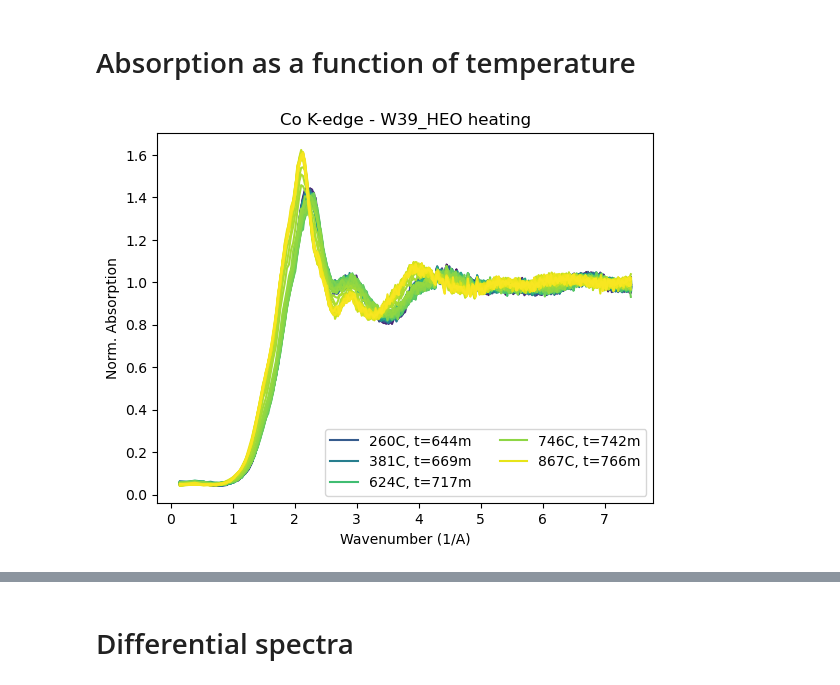
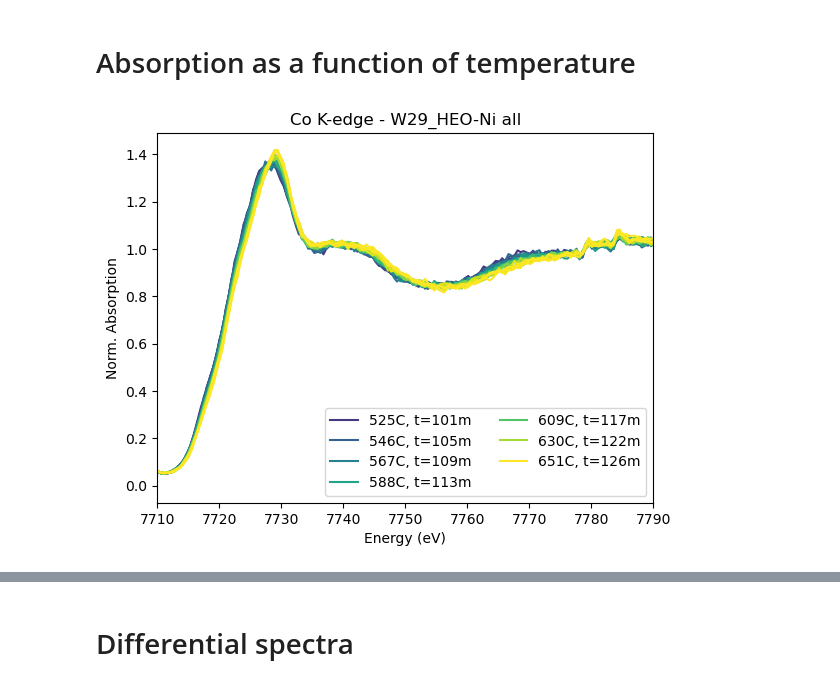
Before and after one commit to Certaingemstone/heo-xas-xrd, a Jupyter notebook: xas-time-evolution-bm23.ipynb, the cells around one changed output, grey strips where cells are left out. Saved outputs shown, nothing was run; the diff lists cells and outputs as text; code cells hidden in the pictures.

```diff
--- a/xas-time-evolution-bm23.ipynb
+++ b/xas-time-evolution-bm23.ipynb
@@ -20,10 +20,13 @@ from scipy.signal import savgol_filter
 The BM23 files are in an HDF5 format conveniently readable by `larch`. Less convenient reading with the common `h5py` is also possible.
 # %%
 # larch normalization parameters (eV w.r.t. auto-determined E0)
+# pre-edge
 p1 = -105
 p2 = -38
+# post-edge
 n1 = 150
 n2 = 300
+norder = 0
 
 # Use the logbook spreadsheet to fill this information in
 # e.g. (21, 145, 1) will go through all scans from 21 to 144, and (147, 185, 2) will go 147, 149, 151, ...
@@ -40,7 +43,7 @@ Co_xanes_info_dict = {
 Cu_xanes_info_dict = {}
 
 Zn_xanes_info_dict = {
-    'W29_HEO-Ni': ['../Data/BM23/WAM29B/WAM29B_TT/WAM29B_TT.h5', (21, 145, 1), (147, 184, 2), (205, 236, 1)],
+    'W29_HEO-Ni': ['../Data/BM23/WAM29B/WAM29B_TT/WAM29B_TT.h5', (21, 144, 1), (147, 184, 2), (205, 236, 1)],
     'W30_HEO-Mg': ['../Data/BM23/WAM30C/WAM30C_TT/WAM30C_TT.h5', (21, 146, 1), (148, 185, 2), (206, 237, 1)],
     'W36_Zn'    : ['../Data/BM23/WAM36/WAM36_TT/WAM36_TT.h5', (16, 149, 1), (150, 164, 1), (165, 196, 1)],
     'W37_ZnCo'  : ['../Data/BM23/WAM37C/WAM37C_TT_0002/WAM37C_TT_0002.h5', (1, 164, 1)],
@@ -68,7 +71,7 @@ def _larchgroup_init(g) -> None:
     g.ydat = g.mu = g.data[1,:]
     g.yerr = 1.
     sort_xafs(g, overwrite=True, fix_repeats=True)
-    # pre_edge(g, pre1=p1, pre2=p2, norm1=n1, norm2=n2, nnorm=0)
+    # pre_edge(g, pre1=p1, pre2=p2, norm1=n1, norm2=n2, nnorm=norder)
 
 def load_from_dictionary(info_dict):
     """Args:
@@ -114,7 +117,7 @@ def interpolate_xas_groups(groups, targets=None, renormalize=True, verbose=False
         g.energy = targets
         g.mu = new_mu
         if renormalize:
-            pre_edge(g, pre1=p1, pre2=p2, norm1=n1, norm2=n2, nnorm=0)
+            pre_edge(g, pre1=p1, pre2=p2, norm1=n1, norm2=n2, nnorm=norder)
         else:
             new_norm = np.interp(targets, g.energy, g.norm)
             g.norm = new_norm
@@ -149,61 +152,86 @@ Mapping to 599 points from spectra up to 599 long
 # %% [markdown]
 # Absorption as a function of temperature
 # %%
-x_axis = 'k'
-assert x_axis in ('E', 'k')
 elem = 'Co'
-name = 'W39_HEO'
-condition = 'heating' # 'heating' 'cooling' 'plateau' 'all' # choose spectra based on their temperature relative to previous
+name = 'W29_HEO-Ni'
+condition = 'all' # 'heating' 'cooling' 'plateau' 'all' # choose spectra based on their temperature relative to previous
 threshold = 6 # deg.C between adjacent spectra to decide whether heating/cooling is occurring
-T_min = 0
-T_max = 900
+T_min = 500
+T_max = 650
+# time_min = 100 # this is only used if the appropriate "Condition to plot" line in plotspec() is uncommented
+# time_max = 130
 stride = 1
-label_stride = 20
+label_stride = 5 if condition == 'cooling' else 20 # modify this to suit your needs
 
 if elem == 'Co':
     selected_data = CoSpecs[name]
 elif elem == 'Zn':
     selected_data = ZnSpecs[name]
 
 title = f'{elem} K-edge - {name} {condition}'
 
 T_range = T_max - T_min
 
 cmap = plt.cm.get_cmap('viridis')
 
-lastTemp = 0
-for i, g in enumerate(selected_data):
+def plotspec(mode='E'):
+    '''this is only a function so I avoid copying it twice in this cell'''
+    lastTemp = 0
+    firsttime = 0
+    # do the plotting thing
+    condemned_groups = []
+    for i, g in enumerate(selected_data):
 
-    # print(g.temperature)
+        if i == 0:
+            firsttime = g.time
 
-    # skip if this group is not part of a ramp we're interested in
-    c1 = condition == 'heating' and g.temperature < lastTemp + threshold
-    c2 = condition == 'cooling' and g.temperature > lastTemp - threshold
-    c3 = condition == 'plateau' and abs(g.temperature - lastTemp) > threshold
-    lastTemp = g.temperature
-    if i < 3 or c1 or c2 or c3:
-        continue
-
-    # if chosen and temperature is in correct range, plot
-    if g.temperature > T_min and g.temperature < T_max and i % stride == 0:
-        colorkey = (g.temperature - T_min) / T_range
-        if x_axis == 'k':
-            x = E_to_k(g.energy, edges[elem])
-        else:
-            x = g.energy
         # a quick hack to remove poorly normalized spectra
         if np.max(g.norm) > 3 or np.min(g.norm) < -0.1:
-            print('Warning: removed spectrum due to possible poor normalization', g)
+            print('Warning: removed spectrum due to possible poor normalization.', g)
+            condemned_groups.append(g)
             continue
-        l = f'{g.temperature:.0f}C, t={int(g.time % 100000) // 60}m' if i % (stride * label_stride) == 0 else None
-        plt.plot(x, g.norm, label=l, color=cmap(colorkey))
+
+        # skip if this group is not part of a ramp we're interested in
+        c1 = condition == 'heating' and g.temperature < lastTemp + threshold
+        c2 = condition == 'cooling' and g.temperature > lastTemp - threshold
+        c3 = condition == 'plateau' and abs(g.temperature - lastTemp) > threshold
+        lastTemp = g.temperature
+        minutes = int(g.time - firsttime) // 60
+        if i < 3 or c1 or c2 or c3:
+            continue
+
+        # Condition to plot ### UNCOMMENT THE ONE WE WANT TO USE ###
+        if g.temperature > T_min and g.temperature < T_max and i % stride == 0:
+        # if minutes > time_min and minutes < time_max:
+            colorkey = (g.temperature - T_min) / T_range
+            x = E_to_k(g.energy, g.e0) if mode == 'k' else g.energy
+            l = f'{g.temperature:.0f}C, t={minutes}m' if i % (stride * label_stride) == 0 else None
+            plt.plot(x, g.norm, label=l, color=cmap(colorkey))
+
+    # as a side effect (yes, this is bad software design) also remove poorly normalized groups from selected_data
+    for bad in condemned_groups:
+        selected_data.remove(bad)
+
+plotspec(mode='E')
 
 plt.title(title)
-plt.xlabel(f'Energy (eV)' if x_axis == 'E' else 'Wavenumber (1/A)')
+plt.xlim(left=edges[elem] - 20)
+# plt.xlim(7710, 7790)
+plt.xlabel('Energy (eV)')
 plt.ylabel('Norm. Absorption')
 # plt.ylim((y_min, y_max))
 plt.legend(ncol=2,loc='lower right')
 # plt.savefig(os.path.join('Output/BM23/diffs', title), dpi=300)
 plt.show()
+
+plotspec(mode='k')
+
+plt.title(title)
+plt.xlabel('Photoelectron wavenumber (1/A)')
+plt.ylabel('Norm. Absorption')
+# plt.ylim((y_min, y_max))
+plt.legend(ncol=2,loc='lower right')
+# plt.savefig(os.path.join('Output/BM23/diffs', title + '_k'), dpi=300)
+plt.show()
 # %% [output]
-[figure, old version]
+[figure, new version]
```
Also changed, not shown: parts of 3 cells of this notebook.
